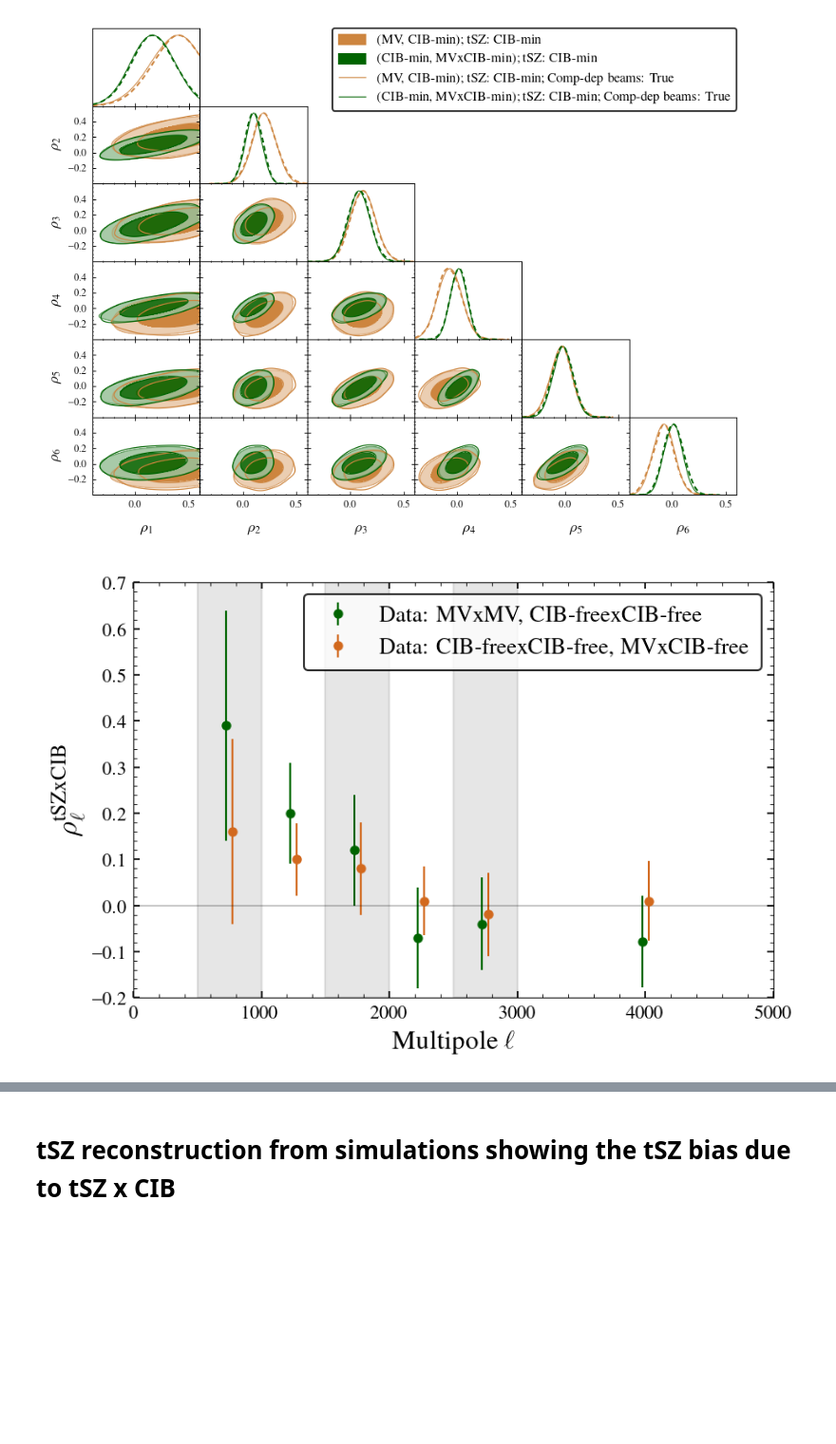
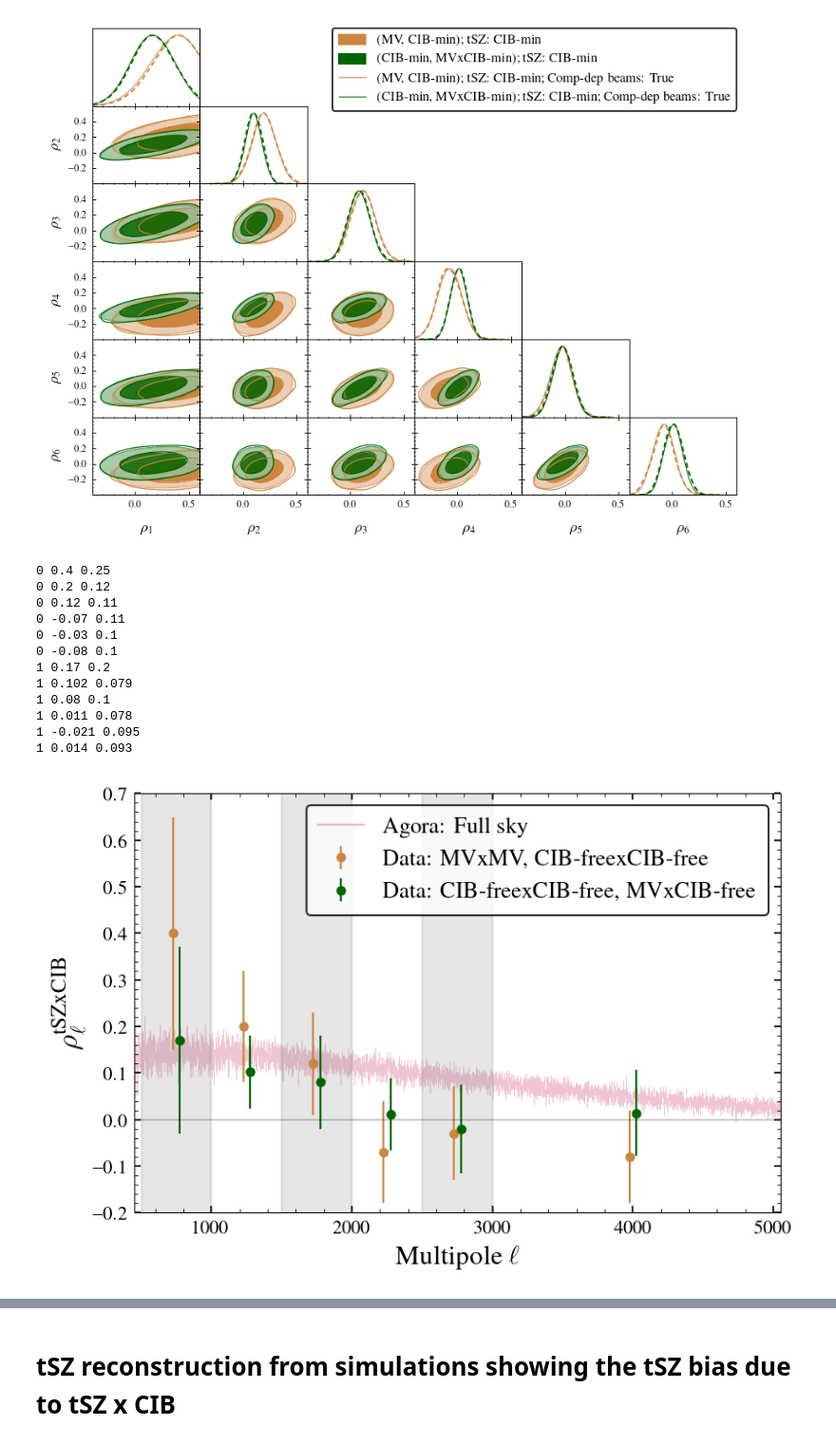
Before and after one commit to sriniraghunathan/tSZ_2pt_SPT_SPIRE, a Jupyter notebook: fit_for_tsz_cib.ipynb, the cells around one changed output, grey strips where cells are left out. Shown at 95% size. Cells and saved outputs as stored; diff of their text form; code cells hidden in the pictures; blank space fills up the shorter version.

```diff
--- a/fit_for_tsz_cib.ipynb
+++ b/fit_for_tsz_cib.ipynb
@@ -737,14 +733,23 @@ for tmpiter in range(3):
                             (3000, 5000): 0.05,
                            }
         """
-        """
+
         reqd_tsz_cib_dic = {(500, 5000): 0.3,
                            }
+
         """
-
+        reqd_tsz_cib_dic = {(500, 1000): 0.17,
+                            (1000, 1500): 0.102,
+                            (1500, 2000): 0.08,
+                            (2000, 2500): 0.011,
+                            (2500, 3000): -0.021,
+                            (3000, 5000): 0.014,
+                           }
+        """
         tmp_color_arr = ['navy', 'darkgreen', 'goldenrod', 'orangered', 'darkred']
         cib_scatter_sigma = None #0.2
         include_beam_chromaticity = 0
+        explicitly_null_tsz_cib_in_cibfree = 1 #0 ##1 ##0
         if (0):
             #perform fitting
             fit_rho_tsz_cib_arr = np.arange(-1, 1.025, 0.025) #0.025)
@@ -821,6 +826,7 @@ for tmpiter in range(3):
                                                                reqd_linds = curr_rho_tsz_cib_linds,
                                                                cib_scatter_sigma = cib_scatter_sigma,
                                                                include_beam_chromaticity = include_beam_chromaticity,
+                                                               explicitly_null_tsz_cib_in_cibfree = explicitly_null_tsz_cib_in_cibfree,
                                                               )
 
     #sim chisq
@@ -852,6 +858,7 @@ for tmpiter in range(3):
     pvalue_sim_based = float( len(np.where( sim_chi_sq_arr> chi_sq_val )[0]) / total_sims )
 
     if (1):
+        """
         ax = subplot(tr, tc, sbpl)
         binbin = np.arange(0, 100, 5)
         hist(sim_chi_sq_arr, bins = binbin, color = 'black', histtype = 'step', label = r'Sims');
@@ -866,6 +873,7 @@ for tmpiter in range(3):
         if sbpl in [1, 3, 5]:
             ylabel(r'Counts', fontsize = 12)
         title(title_val, fontsize =11)
+        """
         sbpl += 1
 
         ax = subplot(tr, tc, sbpl)
@@ -891,7 +899,7 @@ for tmpiter in range(3):
         sbpl += 1
 
     #print(tmpiter, chi_sq_val, pvalue, pvalue_sim_based); ##sys.exit()
-suptitle(tit_str, fontsize = 14, y = 0.95)
+#suptitle(tit_str, fontsize = 14, y = 0.95)
 show()
 sys.exit()
 # %% [output]
@@ -1338,6 +1353,15 @@ def get_agora_rho_tsz_cib(band1 = 150, band2 = 150, total_sims = 50):
     agora_rho_tsz_cib_arr = np.asarray( agora_rho_tsz_cib_arr )
     return agora_rho_tsz_cib_arr
 
+def get_mdpl2_rho_tsz_cib( band1_for_mdpl2_tsz_cib = 150, band2_for_mdpl2_tsz_cib = 150, mdpl2_cl_fname = 'data/cl_mdpl2_singlepixelsourcemask_radiocibmasked2.0mjy_fromalms_lmax13000.npy'):
+    mdpl2_cl_dict = np.load(mdpl2_cl_fname, allow_pickle=True).item()
+    mdpl2_cl_cib = mdpl2_cl_dict['cib'][(band1_for_mdpl2_tsz_cib, band1_for_mdpl2_tsz_cib)]
+    mdpl2_cl_tsz = mdpl2_cl_dict['tsz'][(band1_for_mdpl2_tsz_cib, band1_for_mdpl2_tsz_cib)]
+    mdpl2_cl_tsz_cib = mdpl2_cl_dict['tsz_cib'][(band1_for_mdpl2_tsz_cib, band1_for_mdpl2_tsz_cib)]
+
+    mdpl2_rho_tsz_cib = mdpl2_cl_tsz_cib / np.sqrt( mdpl2_cl_cib * mdpl2_cl_tsz )
+    mdpl2_els = np.arange(len(mdpl2_rho_tsz_cib))
+    return mdpl2_els, mdpl2_rho_tsz_cib
 clf()
 agora_color = 'gray'
 fsval = 14
@@ -1366,7 +1390,7 @@ chain_name_dic = {reqd_chain_name1: 'MVxMV, CIB-freexCIB-free',
                  reqd_chain_name2: 'CIB-freexCIB-free, MVxCIB-free',
                  reqd_chain_name3: 'MVxMV, MVxCIB-free', }
 #color_arr = ['green', 'darkorange']
-color_arr = ['darkgreen', 'chocolate']
+color_arr = ['peru', 'darkgreen']
 #reqd_chain_name_arr = [reqd_chain_name]
 xshiftval, xshiftdelta = -25, 50
 for tmpcntr, reqd_chain_name in enumerate( reqd_chain_name_arr ):
@@ -1374,33 +1398,56 @@ for tmpcntr, reqd_chain_name in enumerate( reqd_chain_name_arr ):
     for pppcntr, ppp in enumerate( param_values_dict[reqd_chain_name] ):
         l1l2 = np.asarray( ell_bin_str_split[pppcntr].split('to') ).astype(float)
         l1, l2 = l1l2
         lcen = np.mean(l1l2)
         lerr = (l1l2[1] - l1l2[0])/2
         if pppcntr%2 == 0:
             axvspan(lcen-lerr, lcen+lerr, color = 'gray', alpha = 0.1)
         ppp_val_str = param_values_dict[reqd_chain_name][ppp].split('=')[1]
         ppp_val, ppp_err_val = np.asarray( ppp_val_str.split('\pm') ).astype(float)
-        #print(ppp_val, ppp_err_val); sys.exit()
+        print(tmpcntr, ppp_val, ppp_err_val); ##sys.exit()
         if pppcntr == 0:
             labval = r'Data: %s' %(chain_name_dic[reqd_chain_name])
         else:
             labval = None
         errorbar(lcen + xshiftval, ppp_val,
                  #xerr = lerr,
                  yerr = ppp_err_val,
                  color = color_arr[tmpcntr],
                  capsize = 0.,
                 marker = 'o', ms = 4.,
                 label = labval,
                  ls = 'None',
                 )
     xshiftval += xshiftdelta
+if (1): #MDPL2 full sky
+    mdpl2_color = 'palevioletred'
+    mdpl2_els, mdpl2_rho_tsz_cib = get_mdpl2_rho_tsz_cib()
+    plot( mdpl2_els, -mdpl2_rho_tsz_cib, color = mdpl2_color, lw = 0.3, zorder = -100, alpha = 0.4)
+    plot( [], [], color = mdpl2_color, label = r'Agora: Full sky', alpha = 0.5 )
+
+    """
+    mdpl2_els, mdpl2_rho_tsz_cib = get_mdpl2_rho_tsz_cib(band1_for_mdpl2_tsz_cib = 220, band2_for_mdpl2_tsz_cib = 150)
+    plot( mdpl2_els, mdpl2_rho_tsz_cib, color = 'sienna', lw = 0.25 )
+    """
+
 ylim(-0.2, 0.7)
-xlim(0., 5000.)
+xlim(450., 5050.)
 axhline(0., lw= 0.2); axhline(1., lw= 0.2)
 xlabel(r'Multipole $\ell$', fontsize = fsval)
 ylabel(r'$\rho_{\ell}^{\rm tSZ x CIB}$', fontsize = fsval + 2)
 legend(loc = 1, fontsize = 12)
 show()
 # %% [output]
+0 0.4 0.25
+0 0.2 0.12
+0 0.12 0.11
+0 -0.07 0.11
+0 -0.03 0.1
+0 -0.08 0.1
+1 0.17 0.2
+1 0.102 0.079
+1 0.08 0.1
+1 0.011 0.078
+1 -0.021 0.095
+1 0.014 0.093
-[figure, old version]
+[figure, new version]
```
Also changed, not shown: parts of 7 cells of this notebook.
